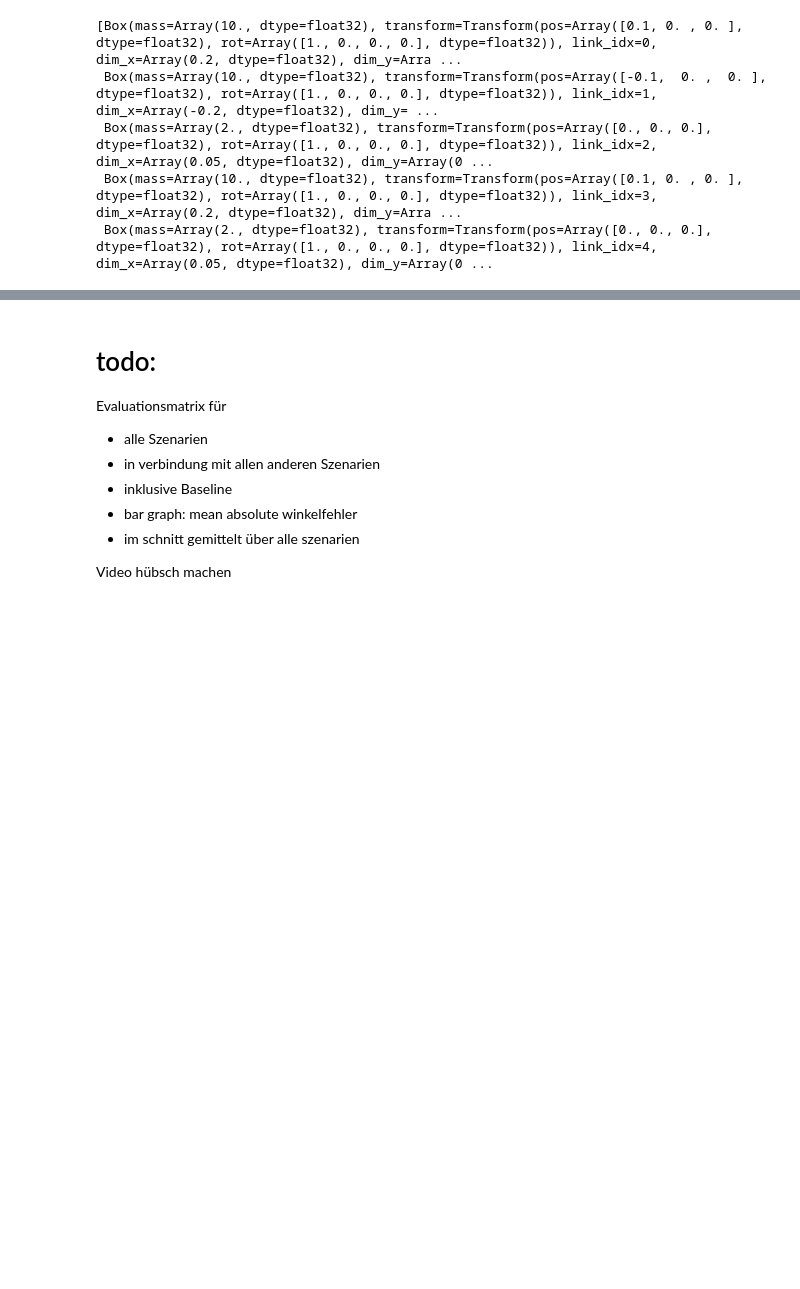
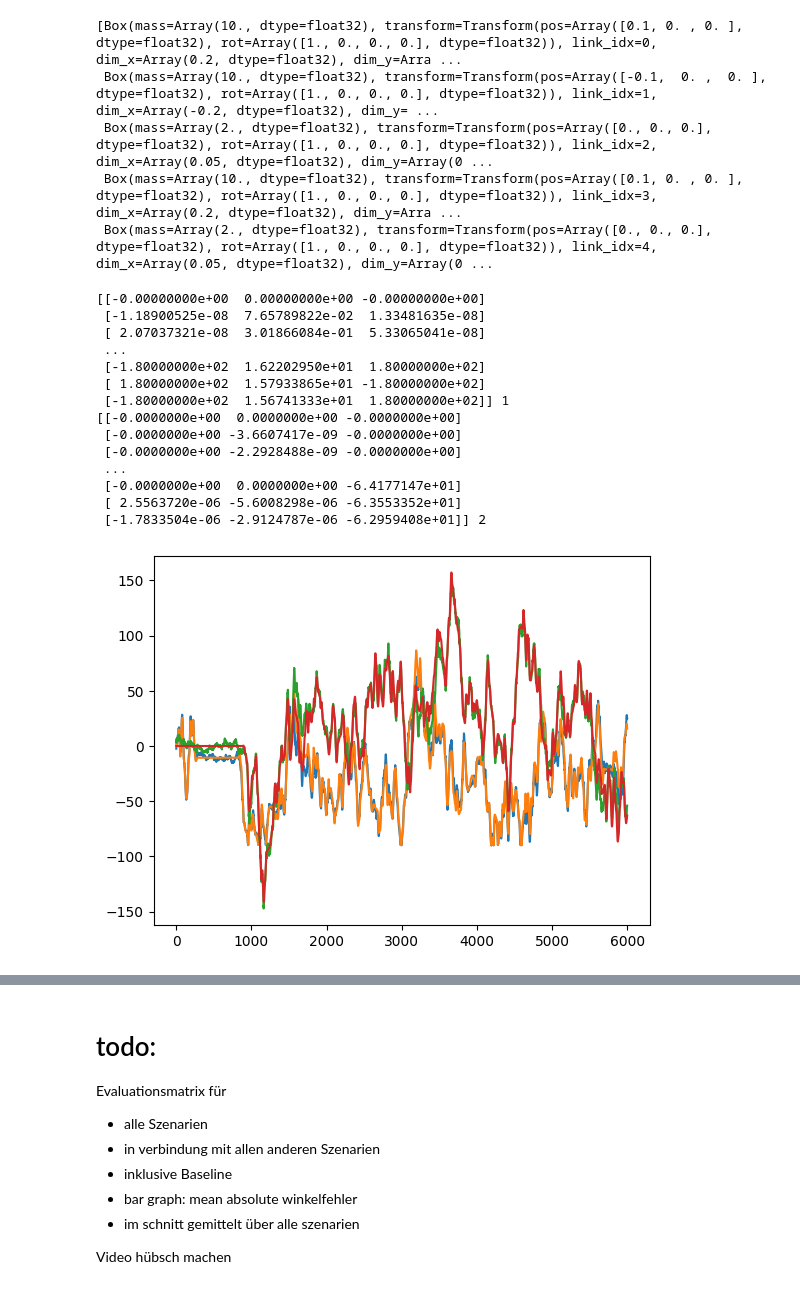
Before and after one commit to motschel123/Prism, a Jupyter notebook: inference/inference_test.ipynb, the cells around one changed output, grey strips where cells are left out. Saved outputs shown, nothing was run; the diff lists cells and outputs as text; code cells hidden in the pictures; blank space fills up the shorter version.

```diff
--- a/inference/inference_test.ipynb
+++ b/inference/inference_test.ipynb
@@ -551,3 +551,32 @@ pipeline.predict(
     render_prediction=False,
     render_path="test3.mp4"
 )
+# %%
+for row, link_name in enumerate(yhat.keys()):
+    euler_angles_hat = jnp.rad2deg(maths.quat_to_euler(yhat[link_name]))
+    euler_angles = (
+        jnp.rad2deg(maths.quat_to_euler(y[link_name]))
+        if y is not None
+        else None
+    )
+    n = int(link_name[3]) -1
+    print(euler_angles, n)
+
+    plt.plot(euler_angles_hat[:, n])
+    plt.plot(euler_angles[:, n])
+# %% [output]
+[[-0.00000000e+00  0.00000000e+00 -0.00000000e+00]
+ [-1.18900525e-08  7.65789822e-02  1.33481635e-08]
+ [ 2.07037321e-08  3.01866084e-01  5.33065041e-08]
+ ...
+ [-1.80000000e+02  1.62202950e+01  1.80000000e+02]
+ [ 1.80000000e+02  1.57933865e+01 -1.80000000e+02]
+ [-1.80000000e+02  1.56741333e+01  1.80000000e+02]] 1
+[[-0.0000000e+00  0.0000000e+00 -0.0000000e+00]
+ [-0.0000000e+00 -3.6607417e-09 -0.0000000e+00]
+ [-0.0000000e+00 -2.2928488e-09 -0.0000000e+00]
+ ...
+ [-0.0000000e+00  0.0000000e+00 -6.4177147e+01]
+ [ 2.5563720e-06 -5.6008298e-06 -6.3553352e+01]
+ [-1.7833504e-06 -2.9124787e-06 -6.2959408e+01]] 2
+[figure, added]
```
Also changed, not shown: parts of 3 cells of this notebook, 2 other files.
